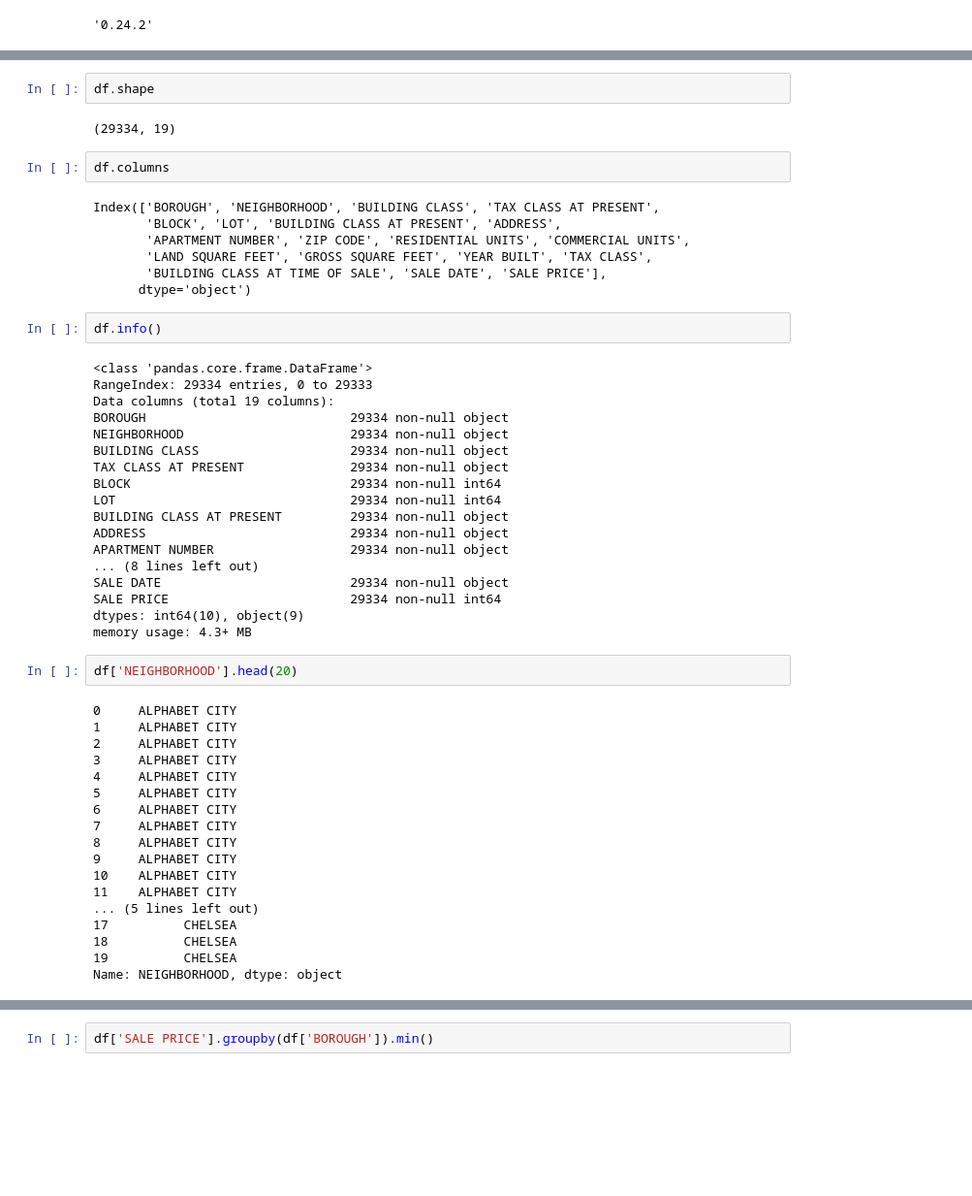
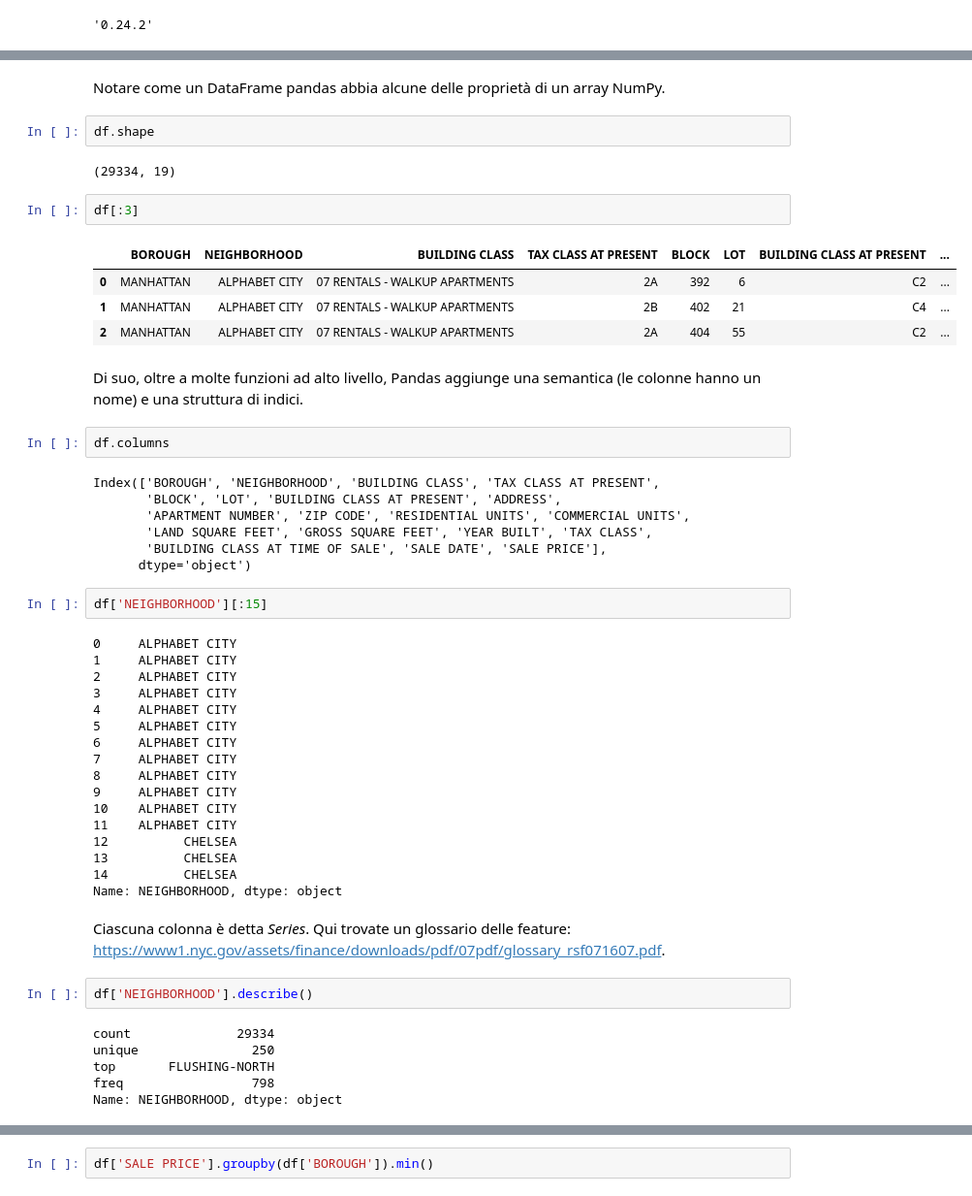
Before and after one commit to fbagattini/Master_BIM, a Jupyter notebook: 8. Pandas.ipynb, the cells around one changed output, grey strips where cells are left out. Shown at 97% size. Saved outputs shown, nothing was run; the diff lists cells and outputs as text; blank space fills up the shorter version.

```diff
--- a/8. Pandas.ipynb
+++ b/8. Pandas.ipynb
@@ -60,7 +64,18 @@ df.head()
+# %% [markdown]
+Notare come un DataFrame pandas abbia alcune delle proprietà di un array NumPy.
 # %%
 df.shape
 # %% [output]
 (29334, 19)
+# %%
+df[:3]
+# %% [output]
+|  | BOROUGH | NEIGHBORHOOD | BUILDING CLASS | TAX CLASS AT PRESENT | BLOCK | LOT | BUILDING CLASS AT PRESENT | ... |
+| 0 | MANHATTAN | ALPHABET CITY | 07 RENTALS - WALKUP APARTMENTS | 2A | 392 | 6 | C2 | ... |
+| 1 | MANHATTAN | ALPHABET CITY | 07 RENTALS - WALKUP APARTMENTS | 2B | 402 | 21 | C4 | ... |
+| 2 | MANHATTAN | ALPHABET CITY | 07 RENTALS - WALKUP APARTMENTS | 2A | 404 | 55 | C2 | ... |
+# %% [markdown]
+Di suo, oltre a molte funzioni ad alto livello, Pandas aggiunge una semantica (le colonne hanno un nome) e una struttura di indici.
 # %%
 df.columns
 # %% [output]
@@ -70,28 +85,8 @@ Index(['BOROUGH', 'NEIGHBORHOOD', 'BUILDING CLASS', 'TAX CLASS AT PRESENT',
        'LAND SQUARE FEET', 'GROSS SQUARE FEET', 'YEAR BUILT', 'TAX CLASS',
        'BUILDING CLASS AT TIME OF SALE', 'SALE DATE', 'SALE PRICE'],
       dtype='object')
-# %%
-df.info()
-# %% [output]
-<class 'pandas.core.frame.DataFrame'>
-RangeIndex: 29334 entries, 0 to 29333
-Data columns (total 19 columns):
-BOROUGH                           29334 non-null object
-NEIGHBORHOOD                      29334 non-null object
-BUILDING CLASS                    29334 non-null object
-TAX CLASS AT PRESENT              29334 non-null object
-BLOCK                             29334 non-null int64
-LOT                               29334 non-null int64
-BUILDING CLASS AT PRESENT         29334 non-null object
-ADDRESS                           29334 non-null object
-APARTMENT NUMBER                  29334 non-null object
-... (8 lines left out)
-SALE DATE                         29334 non-null object
-SALE PRICE                        29334 non-null int64
-dtypes: int64(10), object(9)
-memory usage: 4.3+ MB
 # %%
-df['NEIGHBORHOOD'].head(20)
+df['NEIGHBORHOOD'][:15]
 # %% [output]
 0     ALPHABET CITY
 1     ALPHABET CITY
@@ -105,8 +100,17 @@ df['NEIGHBORHOOD'].head(20)
 9     ALPHABET CITY
 10    ALPHABET CITY
 11    ALPHABET CITY
-... (5 lines left out)
-17          CHELSEA
-18          CHELSEA
-19          CHELSEA
+12          CHELSEA
+13          CHELSEA
+14          CHELSEA
 Name: NEIGHBORHOOD, dtype: object
+# %% [markdown]
+Ciascuna colonna è detta *Series*. Qui trovate un glossario delle feature: https://www1.nyc.gov/assets/finance/downloads/pdf/07pdf/glossary_rsf071607.pdf.
+# %%
+df['NEIGHBORHOOD'].describe()
+# %% [output]
+count              29334
+unique               250
+top       FLUSHING-NORTH
+freq                 798
+Name: NEIGHBORHOOD, dtype: object
```
Also changed, not shown: parts of 13 cells of this notebook, 1 other file.
